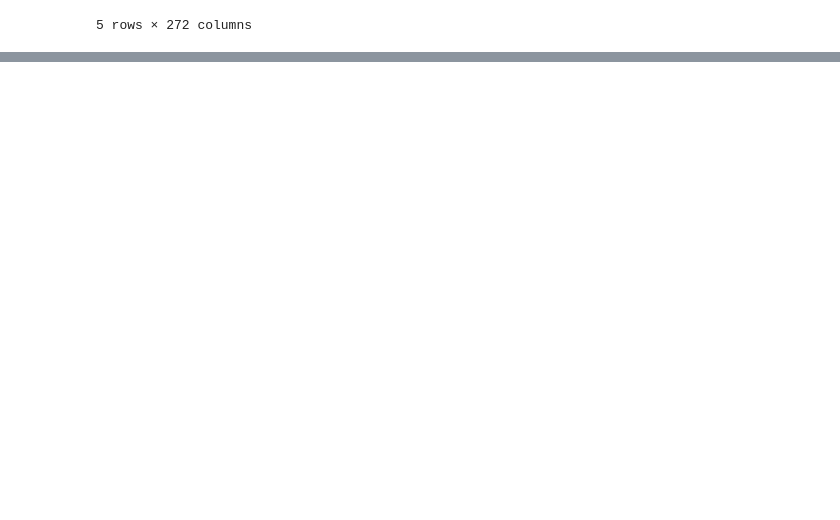
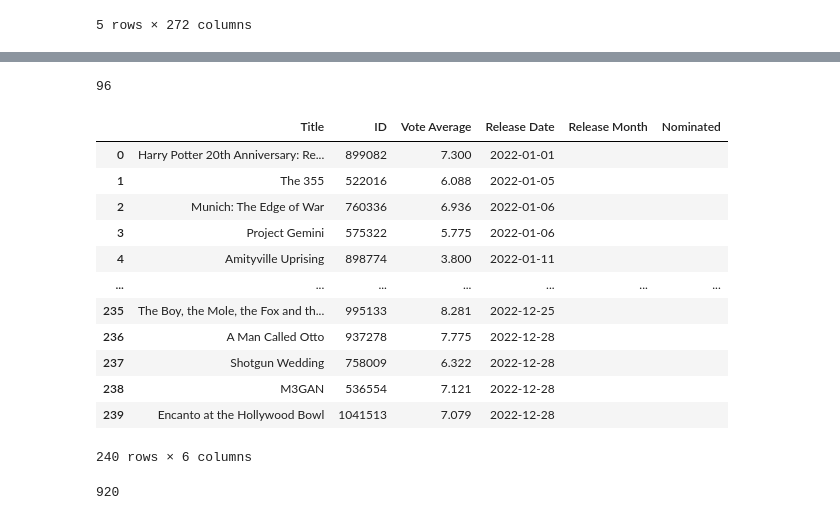
Before and after one commit to jamieah80/group-project-one, a Jupyter notebook: main.ipynb, the cells around one changed output, grey strips where cells are left out. Drawn from its saved outputs; the diff is of its cells as text; code cells hidden in the pictures; blank space fills up the shorter version.

```diff
--- a/main.ipynb
+++ b/main.ipynb
@@ -21,0 +70,67 @@ oscar_data.head()
+# %%
+base_url = "https://api.themoviedb.org/3/"
+
+#for testing purposes:
+total_pages = json.dumps(all_movies_response["total_pages"], indent=4, sort_keys=True)
+print(int(total_pages))
+# %% [output]
+96
+# %%
+responseid = {'Title' : [],'ID' : [], 'Vote Average' : [], 'Release Date' : []}
+
+#Request from API for each month (january below)
+for i in range(11):
+
+#EDIT DATES FOR DIFFERENT YEARS
+    startdate = f"2022-{i+1}-01"
+    enddate = f"2022-{i+2}-01"
+    all_movies_response = requests.get(f'{base_url}/discover/movie?include_adult=false&include_video=false&primary_release_date.gte={startdate}&primary_release_date.lte={enddate}&with_original_language=en&api_key={api_key}').json()
+
+    #puts all results from first page (most popular releases) into a dictionary
+    for i in range(20):
+        responseid['Title'].append(all_movies_response["results"][i]["title"])
+        responseid['ID'].append(all_movies_response["results"][i]["id"])
+        responseid['Vote Average'].append(all_movies_response["results"][i]["vote_average"])
+        responseid['Release Date'].append(all_movies_response["results"][i]["release_date"])
+
+#EDIT DATES FOR DIFFERENT YEARS
+
+#Take the last month of the previous year as Oscar Noms open late in year before
+startdate = "2021-12-01"
+enddate = "2022-01-01"
+all_movies_response = requests.get(f'{base_url}/discover/movie?include_adult=false&include_video=false&primary_release_date.gte={startdate}&primary_release_date.lte={enddate}&with_original_language=en&api_key={api_key}').json()
+
+for i in range(20):
+        responseid['Title'].append(all_movies_response["results"][i]["title"])
+        responseid['ID'].append(all_movies_response["results"][i]["id"])
+        responseid['Vote Average'].append(all_movies_response["results"][i]["vote_average"])
+        responseid['Release Date'].append(all_movies_response["results"][i]["release_date"])
+
+#dictionary to dataframe, sorted and prepped for use
+
+moviedata = pd.DataFrame(responseid)
+moviedata = moviedata.sort_values("Release Date")
+moviedata = moviedata.reset_index(drop=True)
+
+#NEED BINS FOR RELEASE MONTH
+moviedata["Release Month"] = ""
+moviedata["Nominated"] = ""
+moviedata
+# %% [output]
+|  | Title | ID | Vote Average | Release Date | Release Month | Nominated |
+| 0 | Harry Potter 20th Anniversary: Re... | 899082 | 7.300 | 2022-01-01 |  |  |
+| 1 | The 355 | 522016 | 6.088 | 2022-01-05 |  |  |
+| 2 | Munich: The Edge of War | 760336 | 6.936 | 2022-01-06 |  |  |
+| 3 | Project Gemini | 575322 | 5.775 | 2022-01-06 |  |  |
+| 4 | Amityville Uprising | 898774 | 3.800 | 2022-01-11 |  |  |
+| ... | ... | ... | ... | ... | ... | ... |
+| 235 | The Boy, the Mole, the Fox and th... | 995133 | 8.281 | 2022-12-25 |  |  |
+| 236 | A Man Called Otto | 937278 | 7.775 | 2022-12-28 |  |  |
+| 237 | Shotgun Wedding | 758009 | 6.322 | 2022-12-28 |  |  |
+| 238 | M3GAN | 536554 | 7.121 | 2022-12-28 |  |  |
+| 239 | Encanto at the Hollywood Bowl | 1041513 | 7.079 | 2022-12-28 |  |  |
+240 rows × 6 columns
+# %%
+'''len(movie_ids)'''
+# %% [output]
+920
```
Also changed, not shown: parts of 14 cells of this notebook.
